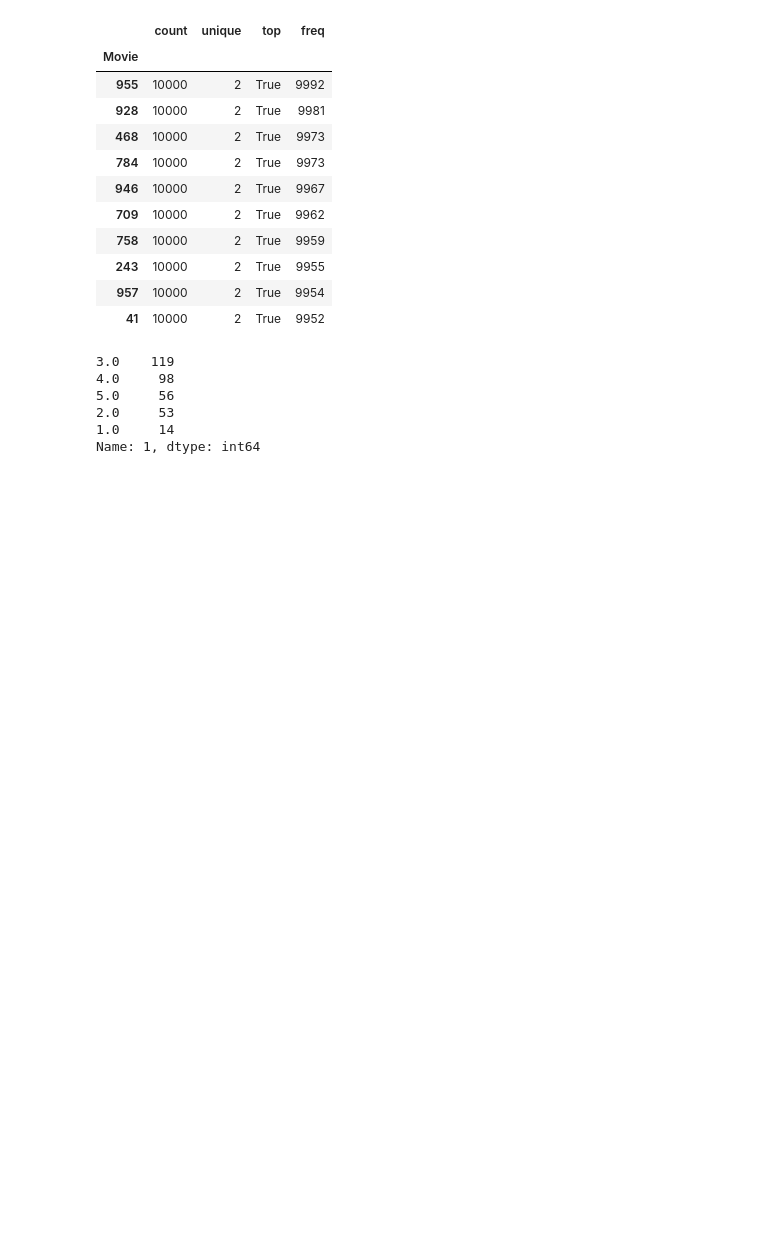
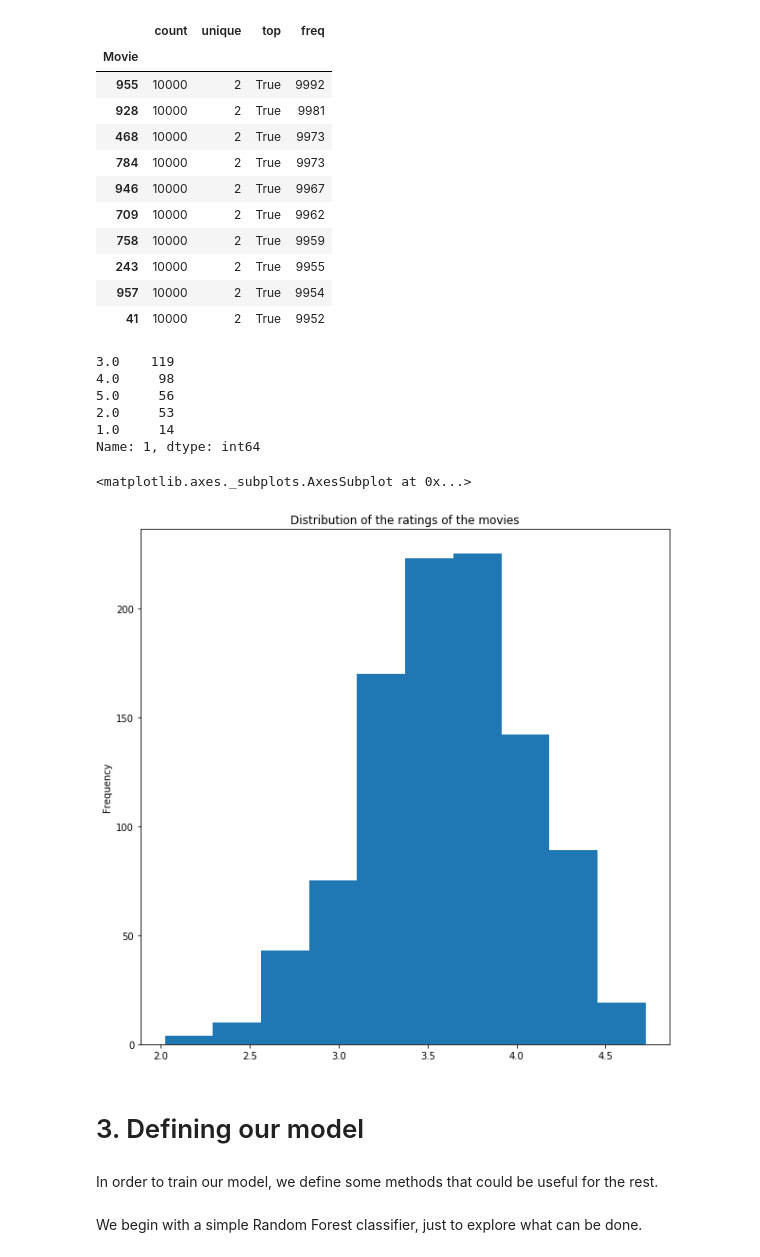
Before and after one commit to aelamran/Project2-recommendation, a Jupyter notebook: PJ2_ML_QEFTAB.ipynb, the cells around one changed output. Drawn from its saved outputs; the diff is of its cells as text; code cells hidden in the pictures; blank space fills up the shorter version.

Commit message:
Adding the data + exploring

```diff
--- a/PJ2_ML_QEFTAB.ipynb
+++ b/PJ2_ML_QEFTAB.ipynb
@@ -43,7 +46,7 @@ This step is made for importing data and prepare them before implementing a mach
 # %% [markdown]
 ## 2.1 Training Set Importation
 # %%
-raw_data = pd.read_csv('data_train.csv')
+raw_data = pd.read_csv('data/data_train.csv')
 # %% [markdown]
 Before starting anything, the data will be explored in order to perform data wrangling and features engineering.
 # %%
@@ -73,6 +78,12 @@ For this sake, it is necessary to :
 # %%
-#Splitting of the Id:
-split = raw_data['Id'].str.split('(\d+)([A-z]+)(\d+)', expand=True)
-split = split.loc[:,[1,3]]
-split.rename(columns={1:'User', 2:'y', 3:'Movie'}, inplace=True)
-split.head()
+def splitting(df,column='Id'):
+    '''
+        df : the dataframe to split
+        column : the column containing the data to split, by default it is the Id column
+    '''
+    output = df[column].str.split('(\d+)([A-z]+)(\d+)', expand=True)
+    output = output.loc[:,[1,3]]
+    output.rename(columns={1:'User', 2:'y', 3:'Movie'}, inplace=True)
+    output['User'] = output['User'].astype(int)
+    output['Movie'] = output['Movie'].astype(int)
+    return output
@@ -85,0 +90,4 @@ split.head()
+# %%
+#Splitting of the Id:
+split = splitting(raw_data)
+split.head()
@@ -86,6 +101,2 @@ split.head()
 # %%
 split['eval']=raw_data['Prediction']
-# %%
-split['User'] = split['User'].astype(int)
-split['Movie'] = split['Movie'].astype(int)
-split.info()
@@ -167,3 +180,15 @@ rating_table[1].value_counts()
 2.0     53
 1.0     14
 Name: 1, dtype: int64
+# %%
+#The distribution of the mean of the rating of each movie
+means = split.groupby('Movie').mean()
+means = means['eval']
+means.plot(kind='hist',figsize=(10,10),title='Distribution of the ratings of the movies')
+# %% [output]
+<matplotlib.axes._subplots.AxesSubplot at 0x...>
+[figure, added]
+# %% [markdown]
+# 3. Defining our model
+# %% [markdown]
+In order to train our model, we define some methods that could be useful for the rest.
@@ -169,0 +218,2 @@ Name: 1, dtype: int64
+# %% [markdown]
+We begin with a simple Random Forest classifier, just to explore what can be done.
```
Also changed, not shown: parts of 19 cells of this notebook, 2 other files.
